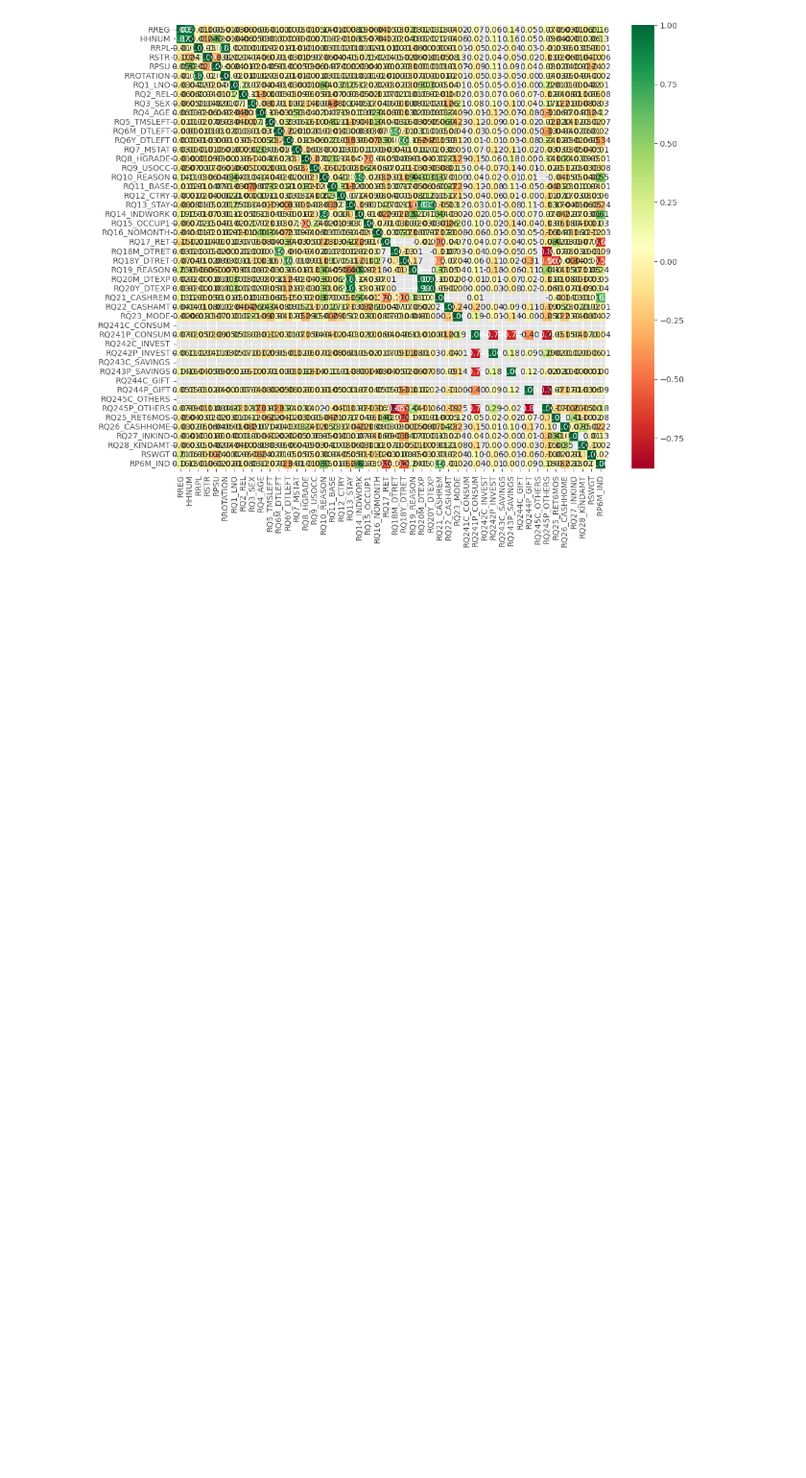
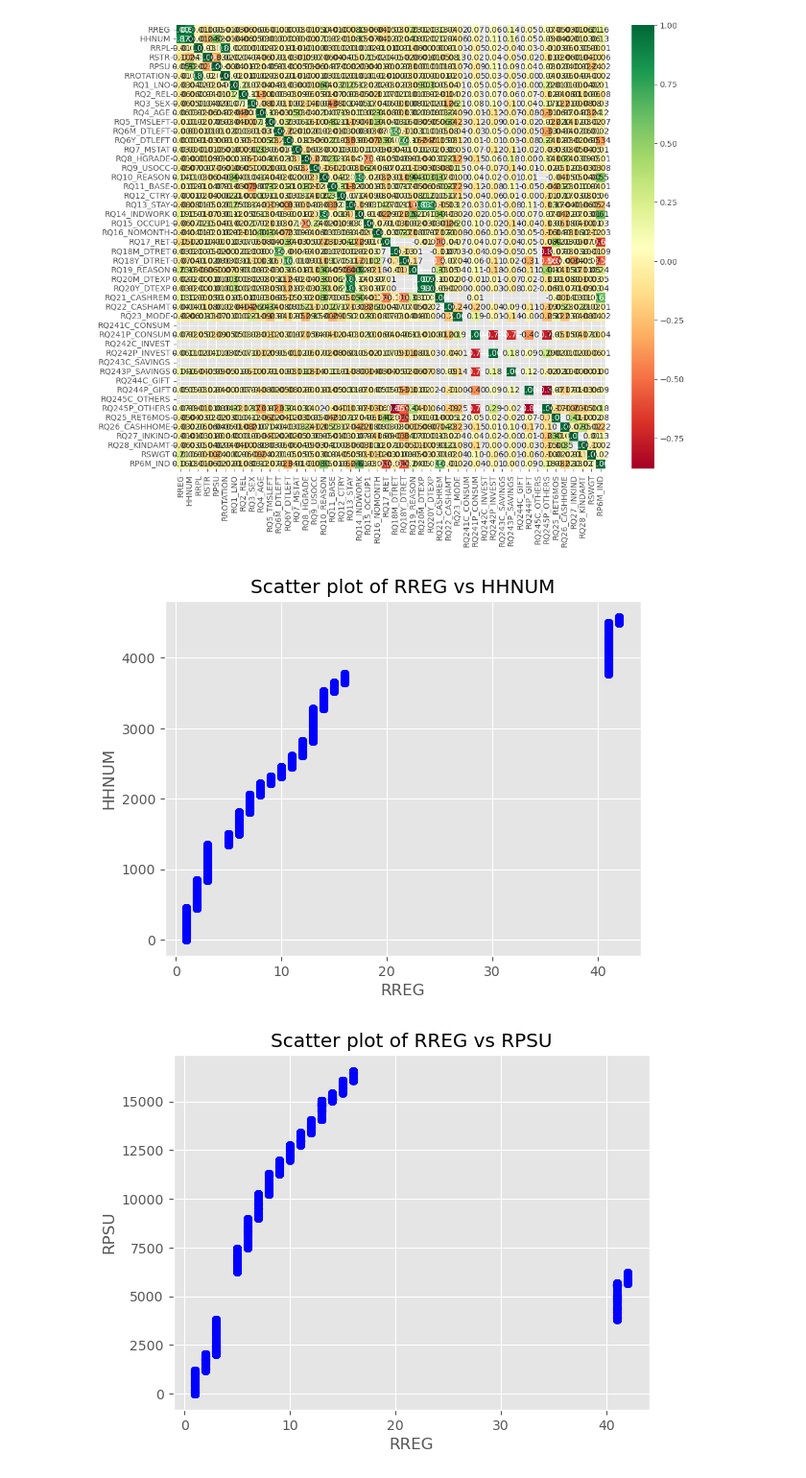
Before and after one commit to almiravelas/CSMODEL, a Jupyter notebook: Phase1_EDA.ipynb, the cells around one changed output. Shown at 96% size. Saved outputs shown, nothing was run; the diff lists cells and outputs as text; code cells hidden in the pictures; blank space fills up the shorter version.

```diff
--- a/Phase1_EDA.ipynb
+++ b/Phase1_EDA.ipynb
@@ -199,3 +201,61 @@ Positively Correlated Pairs:
 2060   RQ25_RET6MOS    RQ27_INKIND         0.41
 2109  RQ26_CASHHOME   RQ28_KINDAMT         0.35
 [figure]
+# %%
+
+
+# Sample numerical data for each feature (mocked for illustration)
+# Let's assume we have some numeric values corresponding to the feature names
+np.random.seed(0)
+num_samples = 400
+feature_data = {
+    'RREG': np.random.rand(num_samples) * 100,
+    'HHNUM': np.random.rand(num_samples) * 100,
+    'RPSU': np.random.rand(num_samples) * 100,
+    'RQ4_AGE': np.random.rand(num_samples) * 100,
+    'RQ7_MSTAT': np.random.rand(num_samples) * 100,
+    'RQ10_REASON': np.random.rand(num_samples) * 100,
+    'RQ14_INDWORK': np.random.rand(num_samples) * 100,
+    'RQ19_REASON': np.random.rand(num_samples) * 100,
+    'RQ21_CASHREM': np.random.rand(num_samples) * 100,
+    'RQ22_CASHAMT': np.random.rand(num_samples) * 100,
+    'RSWGT': np.random.rand(num_samples) * 100,
+    'RP6M_IND': np.random.rand(num_samples) * 100,
+    'RROTATION': np.random.rand(num_samples) * 100,
+    'RQ18Y_DTRET': np.random.rand(num_samples) * 100,
+    'RQ1_LNO': np.random.rand(num_samples) * 100,
+    'RQ13_STAY': np.random.rand(num_samples) * 100,
+    'RQ20M_DTEXP': np.random.rand(num_samples) * 100,
+    'RQ245P_OTHERS': np.random.rand(num_samples) * 100,
+    'RQ15_OCCUP1': np.random.rand(num_samples) * 100,
+    'RQ242P_INVEST': np.random.rand(num_samples) * 100,
+    'RQ16_NOMONTH': np.random.rand(num_samples) * 100
+}
+
+df = pd.DataFrame(feature_data)
+
+# Pairs of positively correlated features
+pairs = [
+    ('RREG', 'HHNUM'),
+    ('RREG', 'RPSU'),
+    ('RREG', 'RQ4_AGE'),
+    ('RREG', 'RQ7_MSTAT'),
+    ('RREG', 'RQ10_REASON'),
+    ('RREG', 'RQ14_INDWORK'),
+    ('RREG', 'RQ19_REASON'),
+    ('RREG', 'RQ21_CASHREM'),
+    ('RREG', 'RQ22_CASHAMT'),
+    ('RREG', 'RSWGT')
+]
+
+# Generating scatter plots for each pair of features
+for feature_1, feature_2 in pairs:
+    plt.figure()
+    plt.scatter(data[feature_1], data[feature_2], c='blue')
+    plt.xlabel(feature_1)
+    plt.ylabel(feature_2)
+    plt.title(f'Scatter plot of {feature_1} vs {feature_2}')
+    plt.show()
+# %% [output]
+[figure, added]
+[figure, added]
```
Also changed, not shown: parts of 9 cells of this notebook, 1 other file.
